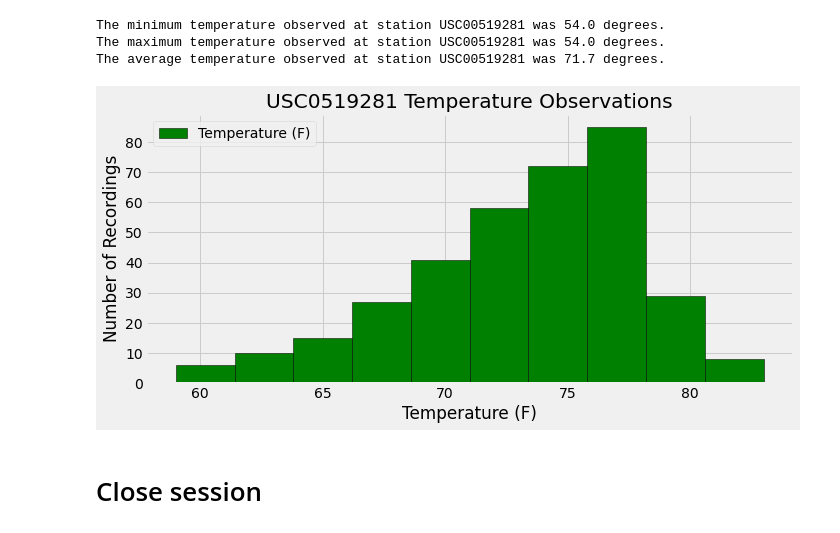
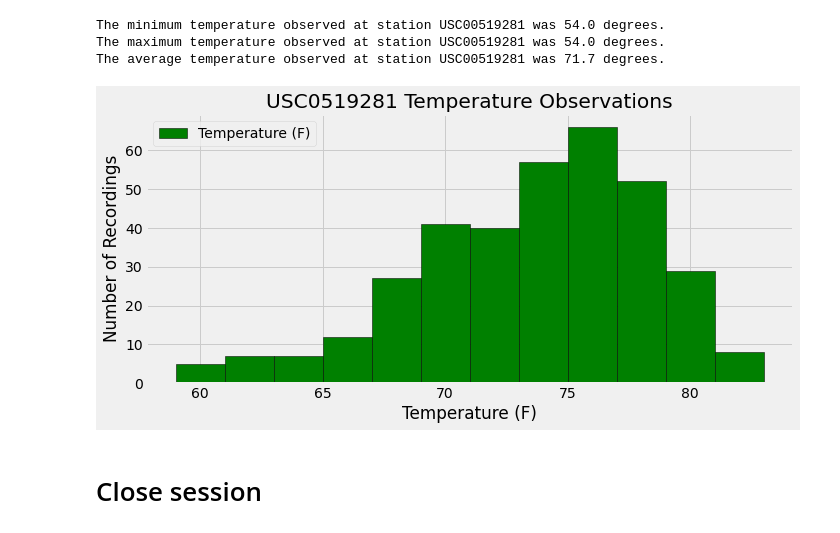
Before and after one commit to AJ-Paine/10-Hawaii-Temperature-Exploration, a Jupyter notebook: climate_starter_AJP.ipynb, the cells around one changed output. Saved outputs shown, nothing was run; the diff lists cells and outputs as text; code cells hidden in the pictures.

```diff
--- a/climate_starter_AJP.ipynb
+++ b/climate_starter_AJP.ipynb
@@ -138,20 +139,20 @@ The average temperature observed at station USC00519281 was 71.7 degrees.
 # %%
 # Using the most active station id
 # Query the last 12 months of temperature observation data for this station and plot the results as a histogram
 temp_data = pd.DataFrame(session.query(measurement.date, measurement.tobs).\
     filter(measurement.date > year_ago).\
     filter(measurement.station == 'USC00519281').\
-    order_by(measurement.date).all()).set_index('date').dropna()
-temp_plot = temp_data.plot(kind='hist', edgecolor = 'black', color = 'green', figsize=(10,5))
+    order_by(measurement.date).all(), columns=['date', 'tobs']).set_index('date').dropna()
+temp_plot = temp_data.plot(kind='hist', edgecolor = 'black', color = 'green', figsize=(10,5), bins=12)
 temp_plot.set_title('USC0519281 Temperature Observations')
 temp_plot.set_ylabel('Number of Recordings')
 temp_plot.set_xlabel('Temperature (F)')
 temp_plot.legend(['Temperature (F)'], loc='upper left')
 plt.tight_layout()
 plt.savefig('Images/USC00519281 Temp Histogram.png')
 plt.show()
 # %% [output]
-[figure, old version]
+[figure, new version]
 # %% [markdown]
 # Close session
 # %%
```
Also changed, not shown: parts of 3 cells of this notebook, 2 other files.
